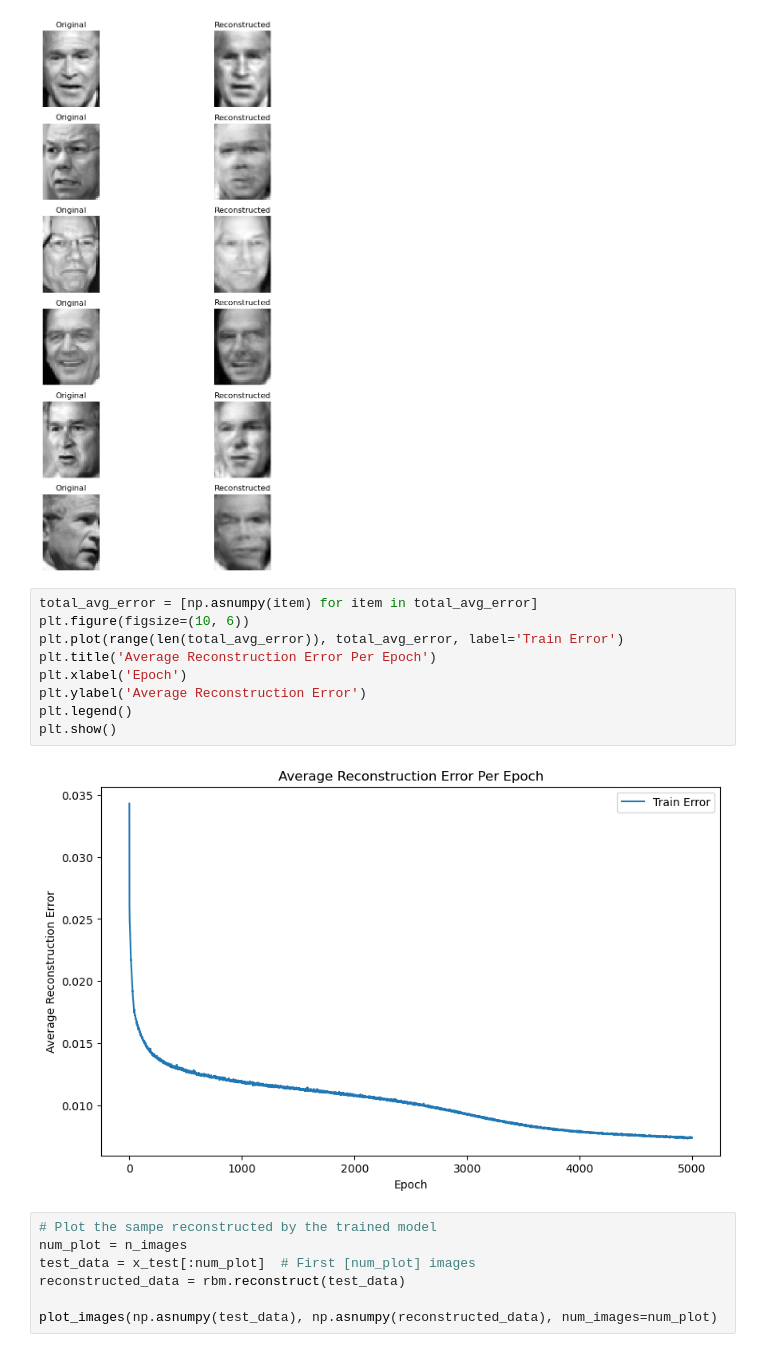
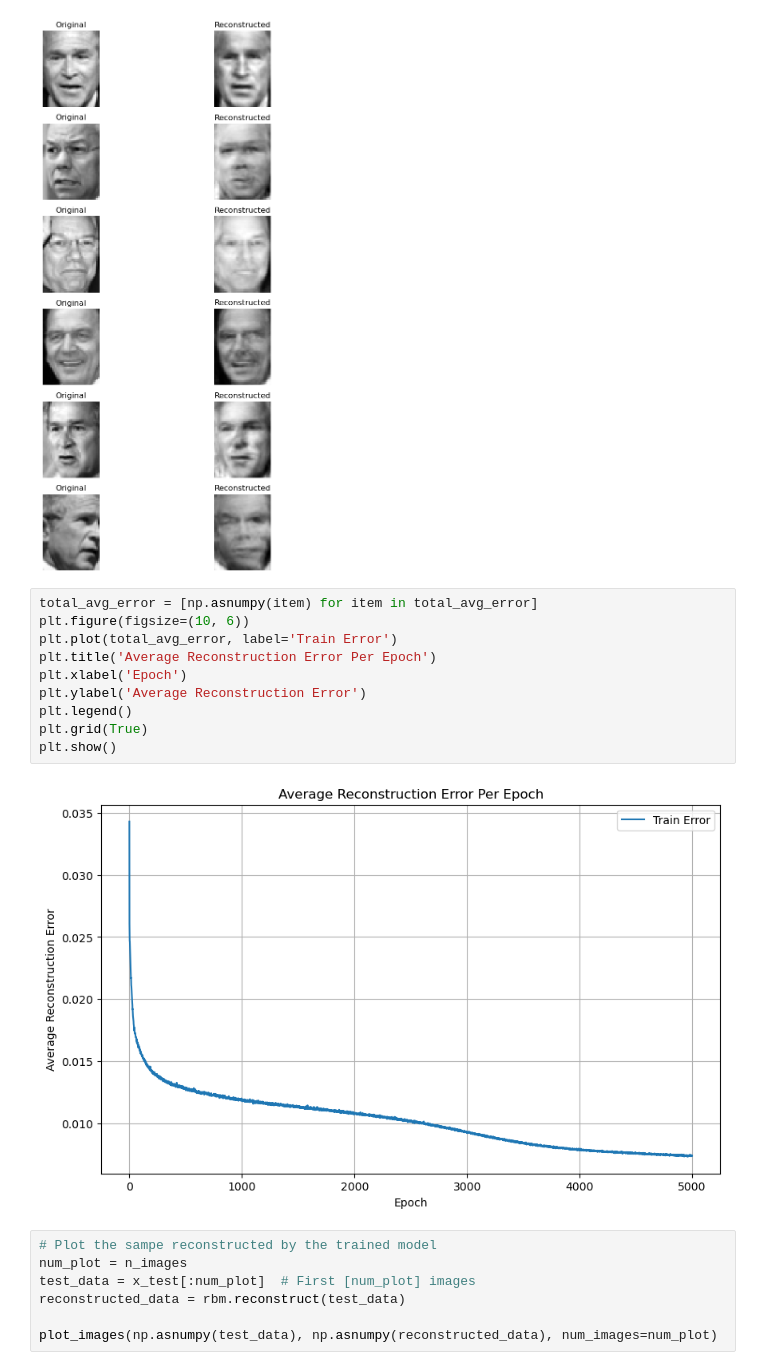
Before and after one commit to Kevin-Qiao-c/INT410, a Jupyter notebook: RBM_on_LWF_Lab.ipynb, the cells around one changed output. Saved outputs shown, nothing was run; the diff lists cells and outputs as text.

```diff
--- a/RBM_on_LWF_Lab.ipynb
+++ b/RBM_on_LWF_Lab.ipynb
@@ -272,14 +272,15 @@ Epoch 5000, Average Reconstruction Error: 0.007388213176477406
 # %%
 total_avg_error = [np.asnumpy(item) for item in total_avg_error]
 plt.figure(figsize=(10, 6))
-plt.plot(range(len(total_avg_error)), total_avg_error, label='Train Error')
+plt.plot(total_avg_error, label='Train Error')
 plt.title('Average Reconstruction Error Per Epoch')
 plt.xlabel('Epoch')
 plt.ylabel('Average Reconstruction Error')
 plt.legend()
+plt.grid(True)
 plt.show()
 # %% [output]
-[figure, old version]
+[figure, new version]
 # %%
 # Plot the sampe reconstructed by the trained model
 num_plot = n_images
```
Also changed, not shown: parts of 4 cells of this notebook.
